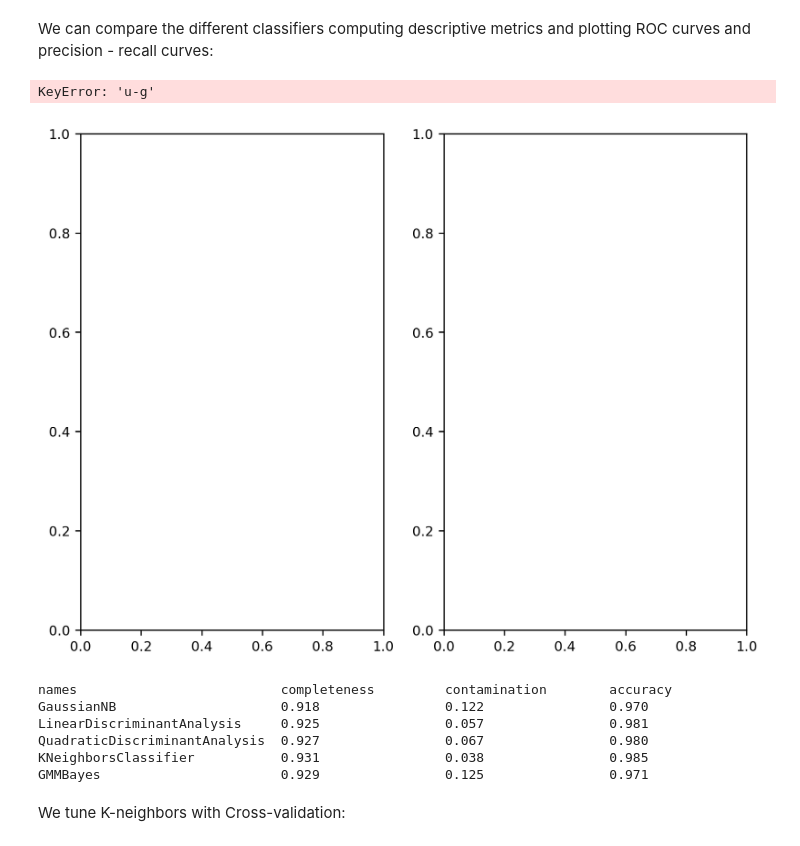
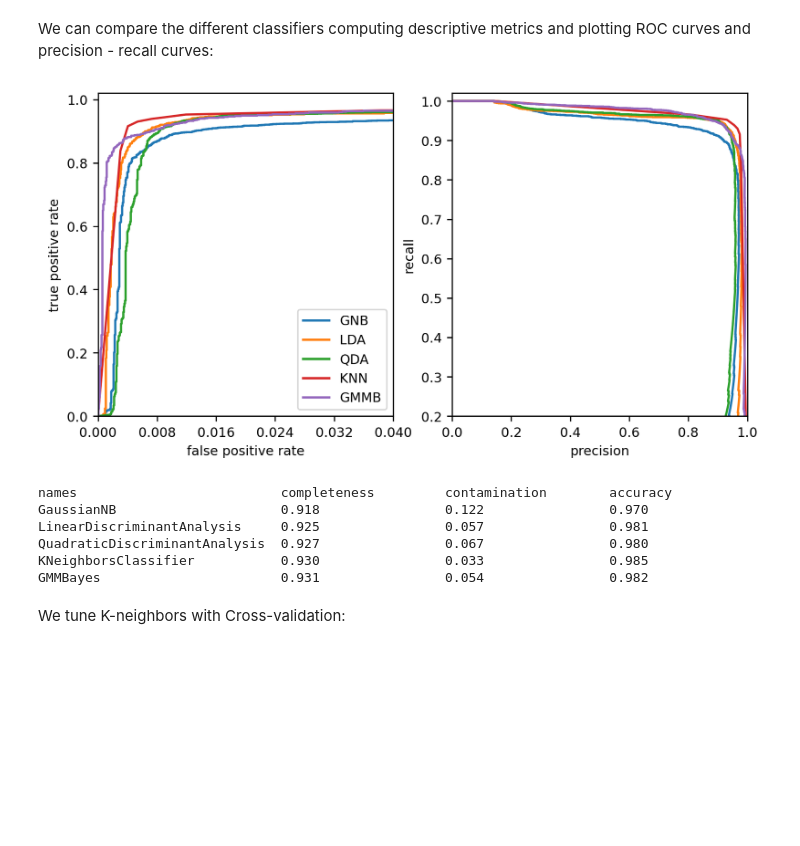
Before and after one commit to FraNob/astrostatistics_bicocca_2022, a Jupyter notebook: working/W19_galaxy_vs_quasar.ipynb, the cells around one changed output. Drawn from its saved outputs; the diff is of its cells as text; code cells hidden in the pictures; blank space fills up the shorter version.

```diff
--- a/working/W19_galaxy_vs_quasar.ipynb
+++ b/working/W19_galaxy_vs_quasar.ipynb
@@ -145,9 +139,10 @@ names, probs, preds, completeness, contamination, accuracy, classifiers = \
                               (LinearDiscriminantAnalysis, {}),
                               (QuadraticDiscriminantAnalysis, {}),
                               (KNeighborsClassifier,
-                               dict(n_neighbors=10)),
-                              (GMMBayes, dict(n_components=3, tol=1E-5,
+                               dict(n_neighbors=6)),
+                              (GMMBayes, dict(n_components=5, tol=1E-5,
                                               covariance_type='full')))
+    # , tol=1E-5
 # %% [output]
 GaussianNB
 LinearDiscriminantAnalysis
@@ -162,6 +157,11 @@ labels = dict(GaussianNB='GNB',
               QuadraticDiscriminantAnalysis='QDA',
               KNeighborsClassifier='KNN',
               GMMBayes='GMMB')
+
+#-------  Plt params  ----------------
+plt.rc('figure', figsize=(8,4), dpi=120)
+plt.rcParams.update({'font.size': 9})
+#--------------------------------------------
 
 fig = plt.figure()
 
@@ -171,40 +171,34 @@ ax1 = fig.add_subplot(121)
 ax2 = fig.add_subplot(122)
 
 # iterate through and show results
 for name, y_prob in zip(names, probs):
     fpr, tpr, thresh = roc_curve(y_test, y_prob)
     precision, recall, thresh2 = precision_recall_curve(y_test, y_prob)
 
     # add (0, 0) as first point
     fpr = np.concatenate([[0], fpr])
     tpr = np.concatenate([[0], tpr])
     # Here we add (1,0)
     precision = np.concatenate([[0], precision])
     recall = np.concatenate([[1], recall])
     # thresh2 = np.concatenate([[0], thresh2])
 
     ax1.plot(fpr, tpr, label=labels[name])
     ax2.plot(precision, recall, label=labels[name])
 
 ax1.set_xlim(0, 0.04)
 ax1.set_ylim(0, 1.02)
 ax1.xaxis.set_major_locator(plt.MaxNLocator(5))
 ax1.set_xlabel('false positive rate')
 ax1.set_ylabel('true positive rate')
 ax1.legend(loc=4)
 
 ax2.set_xlabel('precision')
 ax2.set_ylabel('recall')
 ax2.set_xlim(0, 1.0)
 ax2.set_ylim(0.2, 1.02);
-
-#-------  Plt params  ----------------
-plt.rc('figure', figsize=(5,4), dpi=120)
-plt.rcParams.update({'font.size': 9})
-#--------------------------------------------
 # %% [output]
-KeyError: 'u-g'
-[figure, old version]
+[figure, new version]
 # %%
 # Print results
 
@@ -216,8 +210,8 @@ names                          completeness         contamination        accurac
 GaussianNB                     0.918                0.122                0.970
 LinearDiscriminantAnalysis     0.925                0.057                0.981
 QuadraticDiscriminantAnalysis  0.927                0.067                0.980
-KNeighborsClassifier           0.931                0.038                0.985
-GMMBayes                       0.929                0.125                0.971
+KNeighborsClassifier           0.930                0.033                0.985
+GMMBayes                       0.931                0.054                0.982
 # %% [markdown]
 We tune K-neighbors with Cross-validation:
 # %%
```
Also changed, not shown: parts of 3 cells of this notebook, 2 other files.
